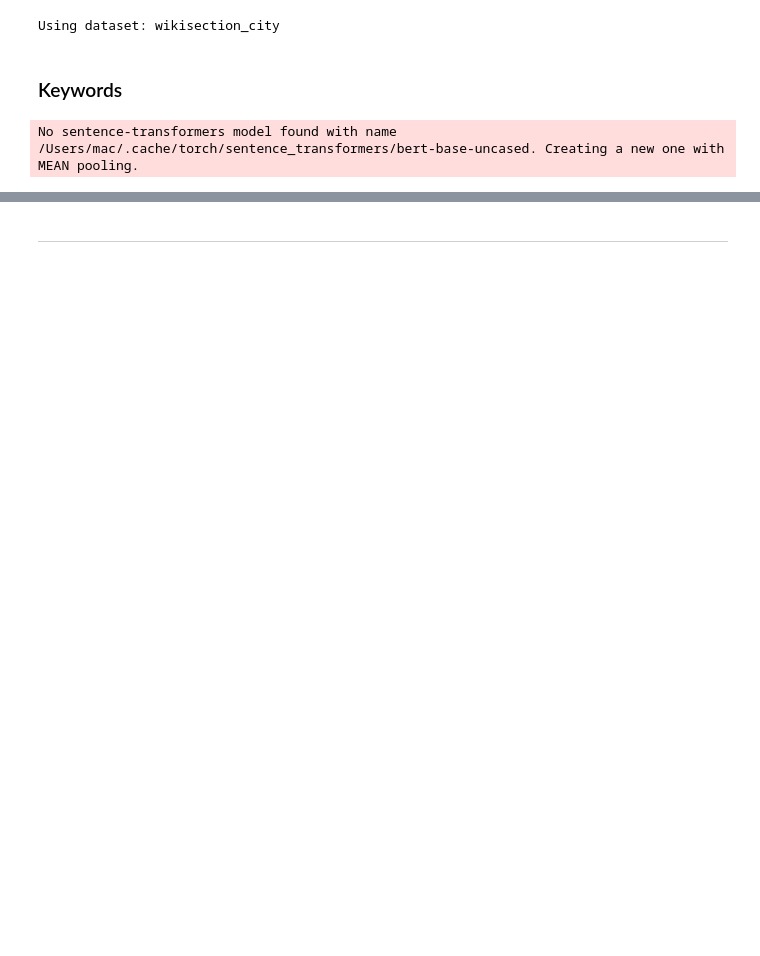
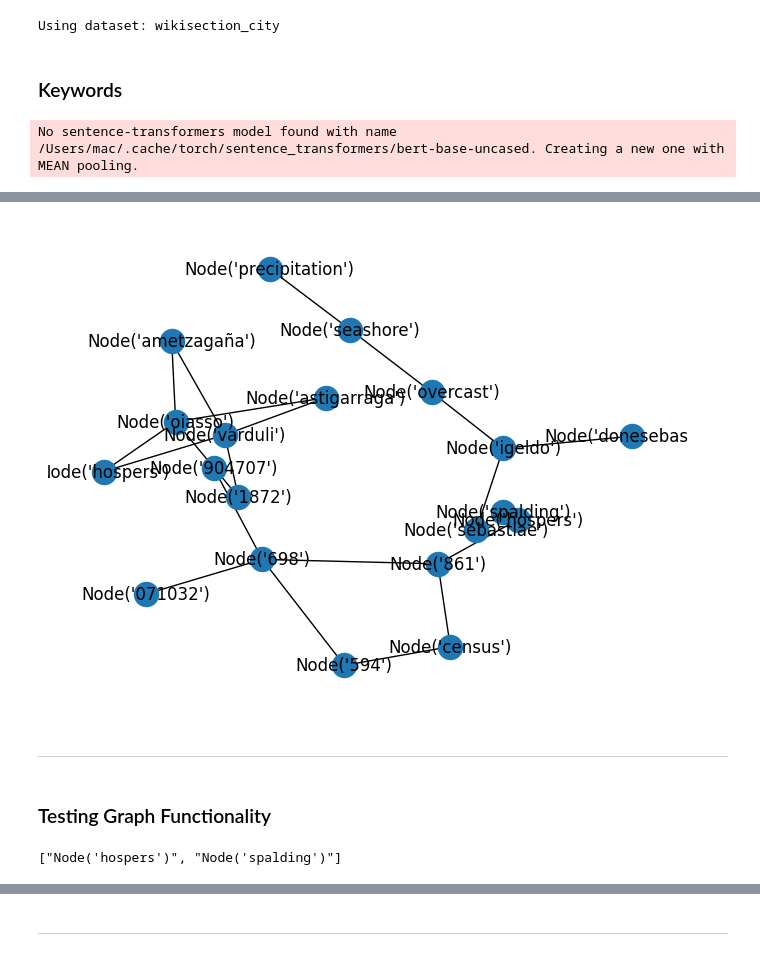
Before and after one commit to HumanMachineLab/CoherenceGraph, a Jupyter notebook: notebooks/1.1-coherence-graph.ipynb, the cells around one changed output, grey strips where cells are left out. Drawn from its saved outputs; the diff is of its cells as text; code cells hidden in the pictures; blank space fills up the shorter version.

Commit message:
create coherence graph predictor

```diff
--- a/notebooks/1.1-coherence-graph.ipynb
+++ b/notebooks/1.1-coherence-graph.ipynb
@@ -138,7 +256,7 @@ keywords_lib = Keywords(similarities_lib.model, similarities_lib.tokenizer)
 embedding_lib = Embedding(
     similarities_lib.model, similarities_lib.tokenizer
 )
-max_words_per_step = 4
+max_words_per_step = 2
 keyword_diversity = 0.3
 # %% [output]
 No sentence-transformers model found with name /Users/mac/.cache/torch/sentence_transformers/bert-base-uncased. Creating a new one with MEAN pooling.
@@ -177,0 +278,17 @@ batch_keywords
+# %%
+def check_similarity(emb1, emb2, coherence_threshold=0.5):
+    # check similarity and add to coherent dictionary
+    similarity = torch.cosine_similarity(
+        emb1.reshape(1, -1), emb2.reshape(1, -1)
+    )
+
+    # print(f"Similarity: {similarity}")
+    if similarity[0] >= coherence_threshold:
+        return True
+    return False
+
+def get_similarity(emb1, emb2):
+    # get similarity and add to coherent dictionary
+    return torch.cosine_similarity(
+        emb1.reshape(1, -1), emb2.reshape(1, -1)
+    )
@@ -177,0 +304,23 @@ batch_keywords
+# %%
+G = CoherenceGraph()
+temp_prev_graph = nx.Graph()
+for sentence in batch_keywords[:10]:
+    # add 1 distance to each word
+    G.balance_graph()
+    # create a previous graph to hold all the words from the previous sentence
+    # such that we can only compare the current words with the previous sentence
+    prev_graph = temp_prev_graph
+    temp_prev_graph = nx.Graph()
+    for word in sentence:
+        # create a temp graph to hold the edges, which we'll use to compose a new graph
+        # after the iteration, since the graph size can't fluctuate as we iterate through
+        temp_graph = nx.Graph()
+        node = CoherenceNode(word.text, word.embedding, word.importance)
+        for n in prev_graph.nodes():
+            if check_similarity(torch.Tensor(n.vector), torch.Tensor(node.vector), coherence_threshold=0.55):
+                temp_graph.add_edge(node, n, weight=get_similarity(torch.Tensor(n.vector), torch.Tensor(node.vector)))
+
+        G = nx.compose(G,temp_graph)
+        temp_prev_graph.add_node(node)
+        # add the node. If it was already added, it won't be added again
+        G.add_node(node)
@@ -177,0 +349,13 @@ batch_keywords
+# %%
+nx.draw_kamada_kawai(G, with_labels = True)
+# %% [output]
+[figure, added]
+# %% [markdown]
+---
+# %% [markdown]
+### Testing Graph Functionality
+# %%
+nodes = G.get_nodes_at_distance(distance=0)
+print([str(n) for n in nodes])
+# %% [output]
+["Node('hospers')", "Node('spalding')"]
```
Also changed, not shown: parts of 21 cells of this notebook, 4 other files.
